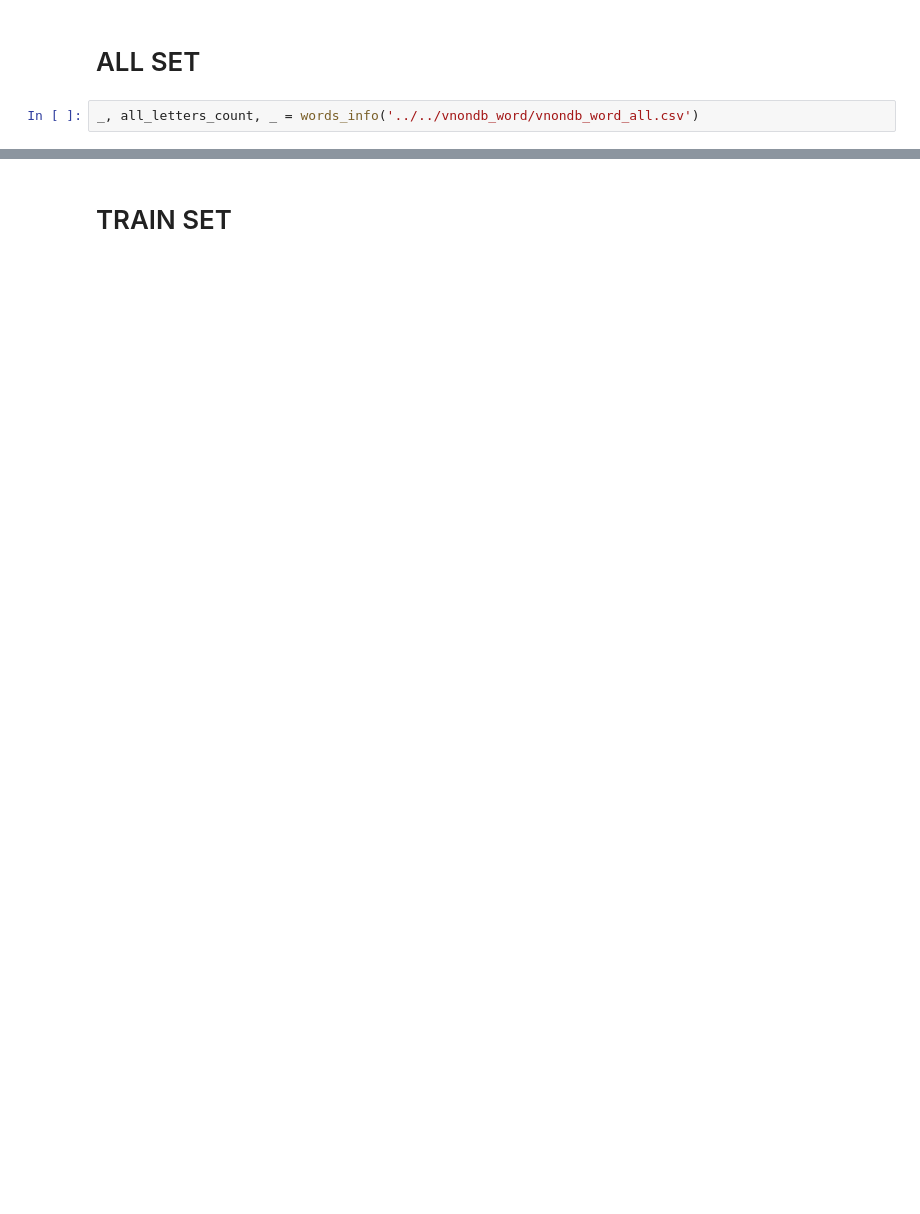
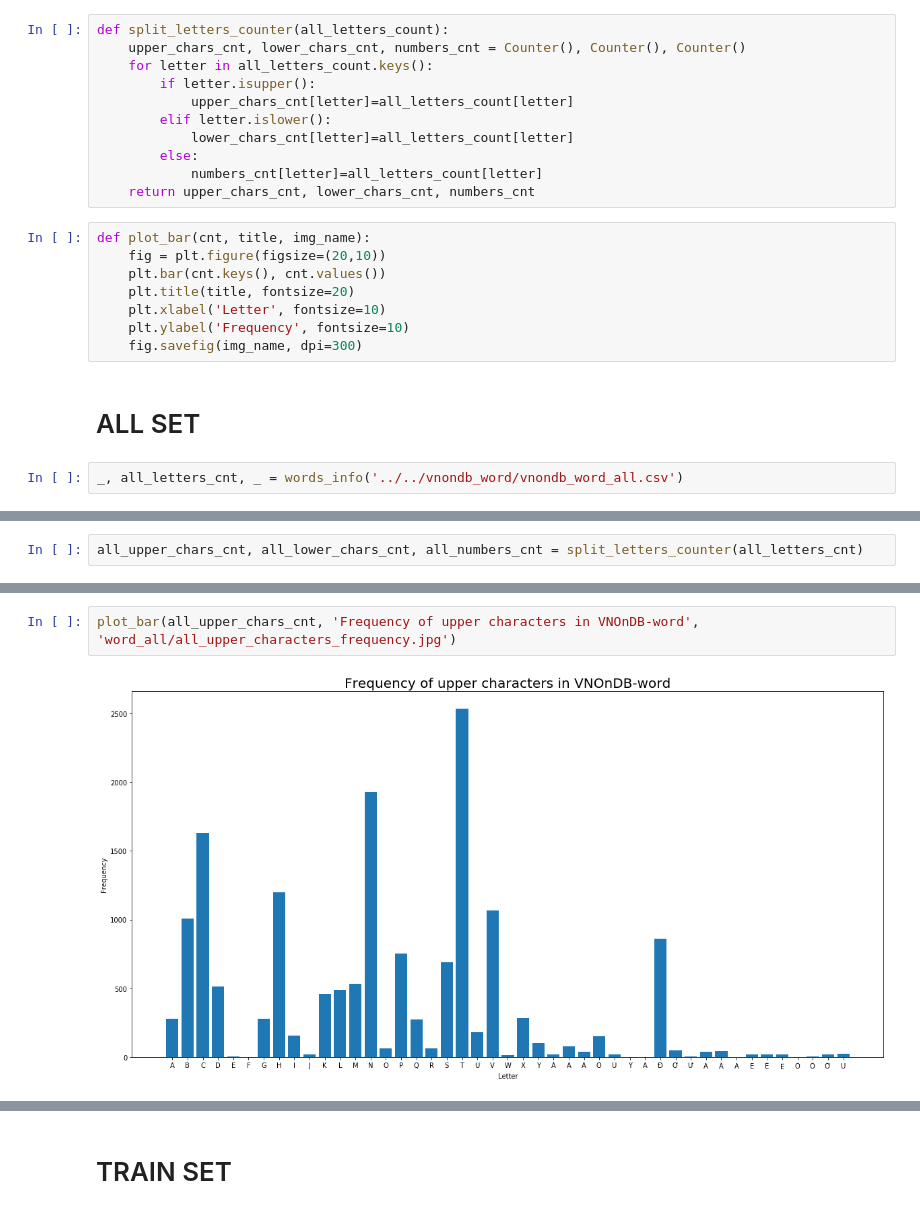
Before and after one commit to VinhLoiIT/vietnamese-htr, a Jupyter notebook: stat/Statistic.ipynb, the cells around one changed output, grey strips where cells are left out. Drawn from its saved outputs; the diff is of its cells as text; blank space fills up the shorter version.

Commit message:
Add upper, lower chars and number freq

```diff
--- a/stat/Statistic.ipynb
+++ b/stat/Statistic.ipynb
@@ -24,7 +24,26 @@ def words_info(f_list):
     letters_count = Counter(sorted(''.join(words_list)))
 
     return words_count, letters_count, words_len
+# %%
+def split_letters_counter(all_letters_count):
+    upper_chars_cnt, lower_chars_cnt, numbers_cnt = Counter(), Counter(), Counter()
+    for letter in all_letters_count.keys():
+        if letter.isupper():
+            upper_chars_cnt[letter]=all_letters_count[letter]
+        elif letter.islower():
+            lower_chars_cnt[letter]=all_letters_count[letter]
+        else:
+            numbers_cnt[letter]=all_letters_count[letter]
+    return upper_chars_cnt, lower_chars_cnt, numbers_cnt
+# %%
+def plot_bar(cnt, title, img_name):
+    fig = plt.figure(figsize=(20,10))
+    plt.bar(cnt.keys(), cnt.values())
+    plt.title(title, fontsize=20)
+    plt.xlabel('Letter', fontsize=10)
+    plt.ylabel('Frequency', fontsize=10)
+    fig.savefig(img_name, dpi=300)
 # %% [markdown]
 # ALL SET
 # %%
-_, all_letters_count, _ = words_info('../../vnondb_word/vnondb_word_all.csv')
+_, all_letters_cnt, _ = words_info('../../vnondb_word/vnondb_word_all.csv')
@@ -42,0 +50,2 @@ fig.savefig('word_all/letter_frequency.jpg', dpi=300)
+# %%
+all_upper_chars_cnt, all_lower_chars_cnt, all_numbers_cnt = split_letters_counter(all_letters_cnt)
@@ -42,0 +56,4 @@ fig.savefig('word_all/letter_frequency.jpg', dpi=300)
+# %%
+plot_bar(all_upper_chars_cnt, 'Frequency of upper characters in VNOnDB-word', 'word_all/all_upper_characters_frequency.jpg')
+# %% [output]
+[figure, added]
```
Also changed, not shown: parts of 27 cells of this notebook, 16 other files.
